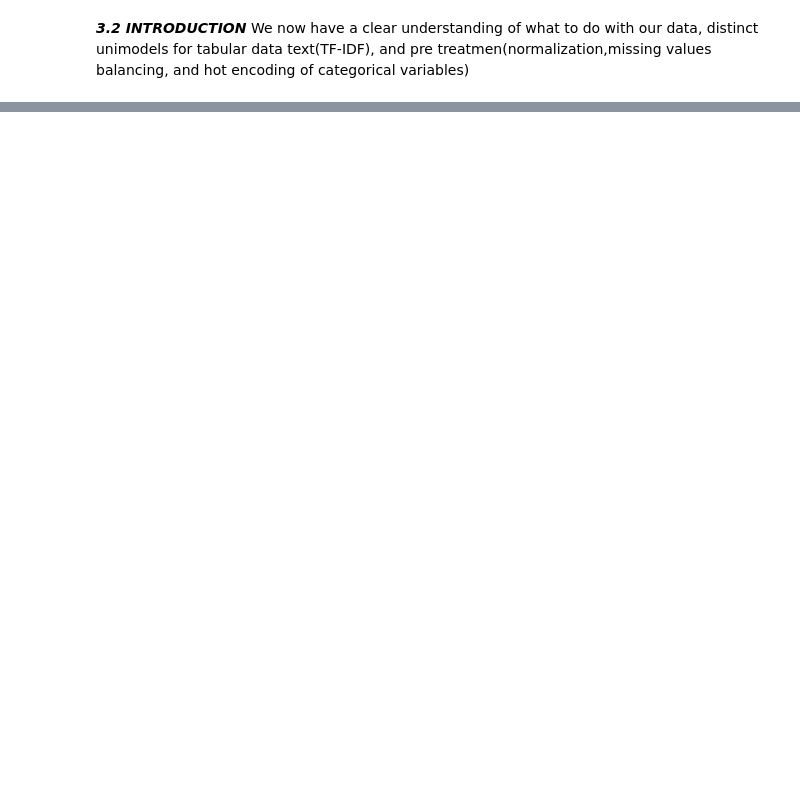
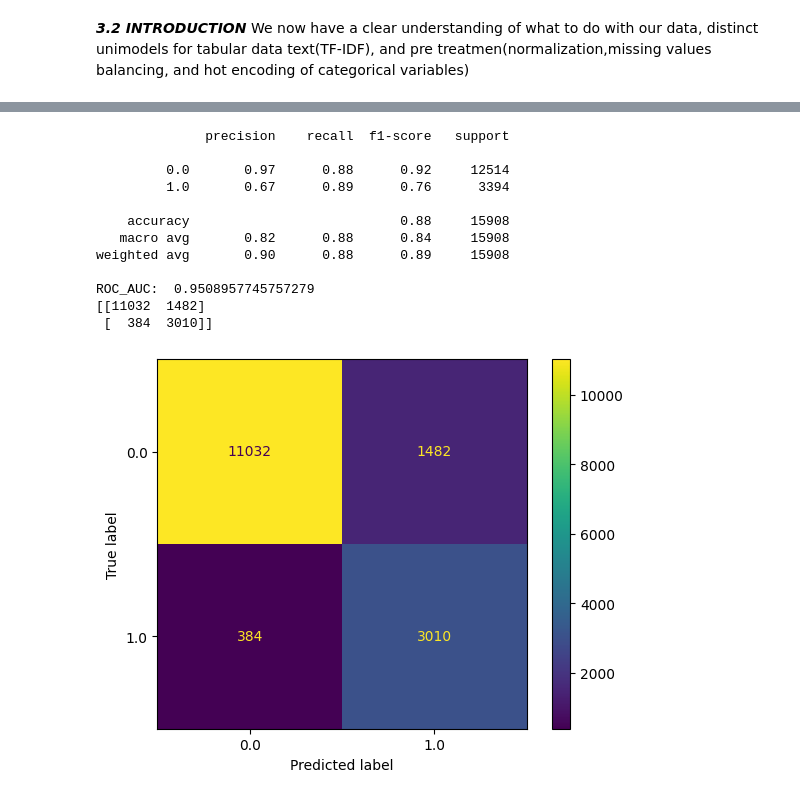
Before and after one commit to MeidiLprog/MultiModal_Project, a Jupyter notebook: tp.ipynb, the cells around one changed output, grey strips where cells are left out. Cells and saved outputs as stored; diff of their text form; code cells hidden in the pictures; blank space fills up the shorter version.

Commit message:
unimodal training on tabular data

```diff
--- a/tp.ipynb
+++ b/tp.ipynb
@@ -432,3 +428,11 @@ Name: description, dtype: object
 # %% [markdown]
 ***3.2 INTRODUCTION***
 We now have a clear understanding of what to do with our data, distinct unimodels for tabular data text(TF-IDF), and pre treatmen(normalization,missing values balancing, and hot encoding of categorical variables)
+# %%
+#first I shall train models on numerical/categorical features before moving on onto textual data(tf-idf bag-of-words
+
+#target column host_is_superhost
+target = "host_is_superhost"
+
+data_use = data[data[target].notna()] #I only use the not na variables
+print(data_use)
@@ -434,0 +517,64 @@ We now have a clear understanding of what to do with our data, distinct unimodel
+# %%
+from sklearn.pipeline import Pipeline
+from sklearn.compose import ColumnTransformer
+from sklearn.impute import SimpleImputer
+from sklearn.preprocessing import StandardScaler, OneHotEncoder
+
+#create the pipeline to impute
+
+num_pipeline = Pipeline(steps=[
+    ("Imputer",SimpleImputer(strategy="median")),
+    ("scaler",StandardScaler())
+])
+
+cat_pipeline = Pipeline(steps=[
+    ("Imputer",SimpleImputer(strategy="constant",fill_value="missing")),
+    ("onehot",OneHotEncoder(handle_unknown="ignore"))
+    ])
+#pipeline defined, now we can create preprocessor
+
+prepro = ColumnTransformer(transformers=[
+    ("num",num_pipeline,num_cols),
+    ("cat",cat_pipeline,cat_cols)
+])
+
+
+from sklearn.linear_model import LogisticRegression
+
+log_reg = Pipeline(steps=[
+    ("preprocess",prepro),
+    ("model",LogisticRegression(max_iter=1000,class_weight="balanced",random_state=42))
+])
+
+#the pipeline is done, the data are splitted
+log_reg.fit(X_train,y_train)
+
+from sklearn.metrics import classification_report,roc_auc_score,confusion_matrix, ConfusionMatrixDisplay
+
+y_pred = log_reg.predict(X_test)
+y_proba = log_reg.predict_proba(X_test)[:,1]
+
+print(classification_report(y_test,y_pred))
+print(f"ROC_AUC: ",roc_auc_score(y_test,y_proba))
+print(confusion_matrix(y_test,y_pred))
+
+cm = confusion_matrix(y_test,y_pred,)
+disp = ConfusionMatrixDisplay(confusion_matrix=cm,display_labels = log_reg.classes_)
+disp.plot()
+plt.show()
+
+#END PART LOGISTIC REGRESSION
+# %% [output]
+              precision    recall  f1-score   support
+
+         0.0       0.97      0.88      0.92     12514
+         1.0       0.67      0.89      0.76      3394
+
+    accuracy                           0.88     15908
+   macro avg       0.82      0.88      0.84     15908
+weighted avg       0.90      0.88      0.89     15908
+
+ROC_AUC:  0.9508957745757279
+[[11032  1482]
+ [  384  3010]]
+[figure, added]
```
Also changed, not shown: parts of 10 cells of this notebook.
